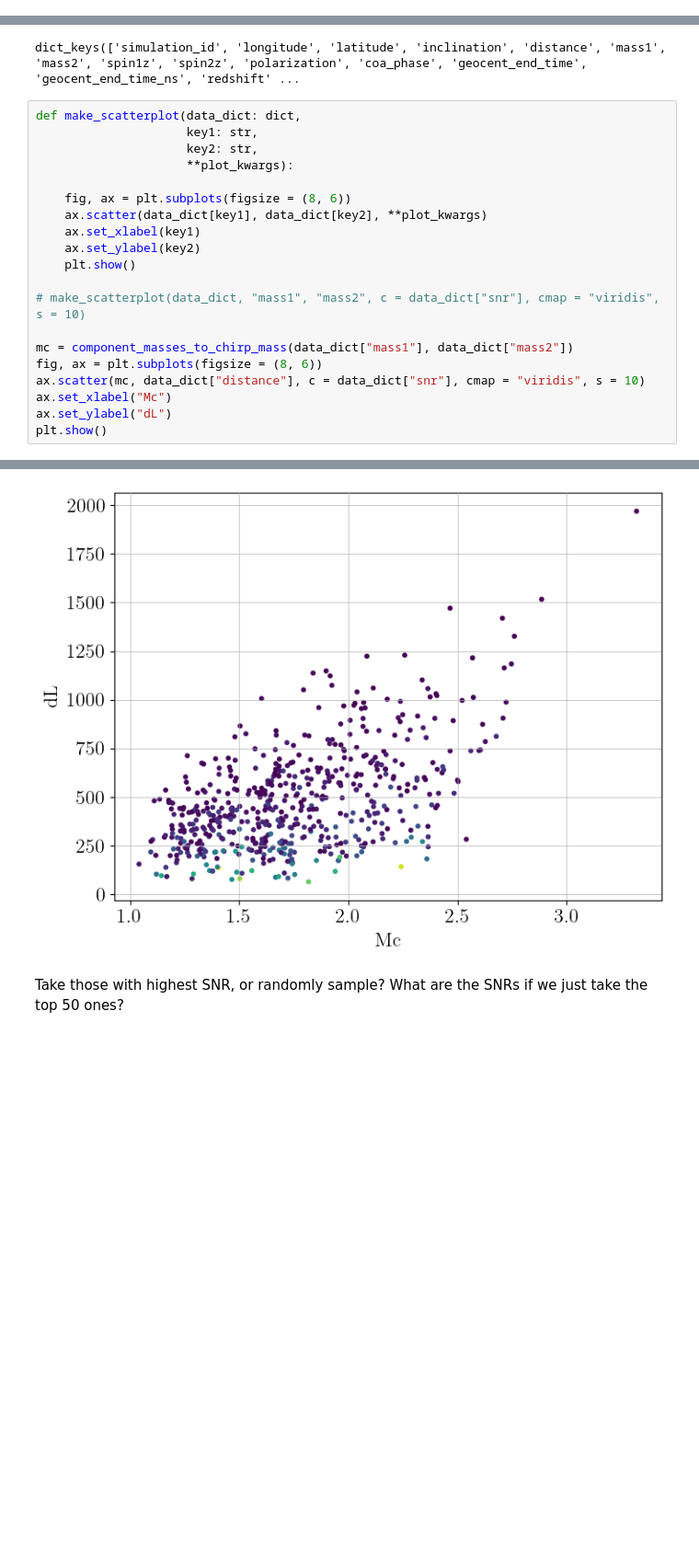
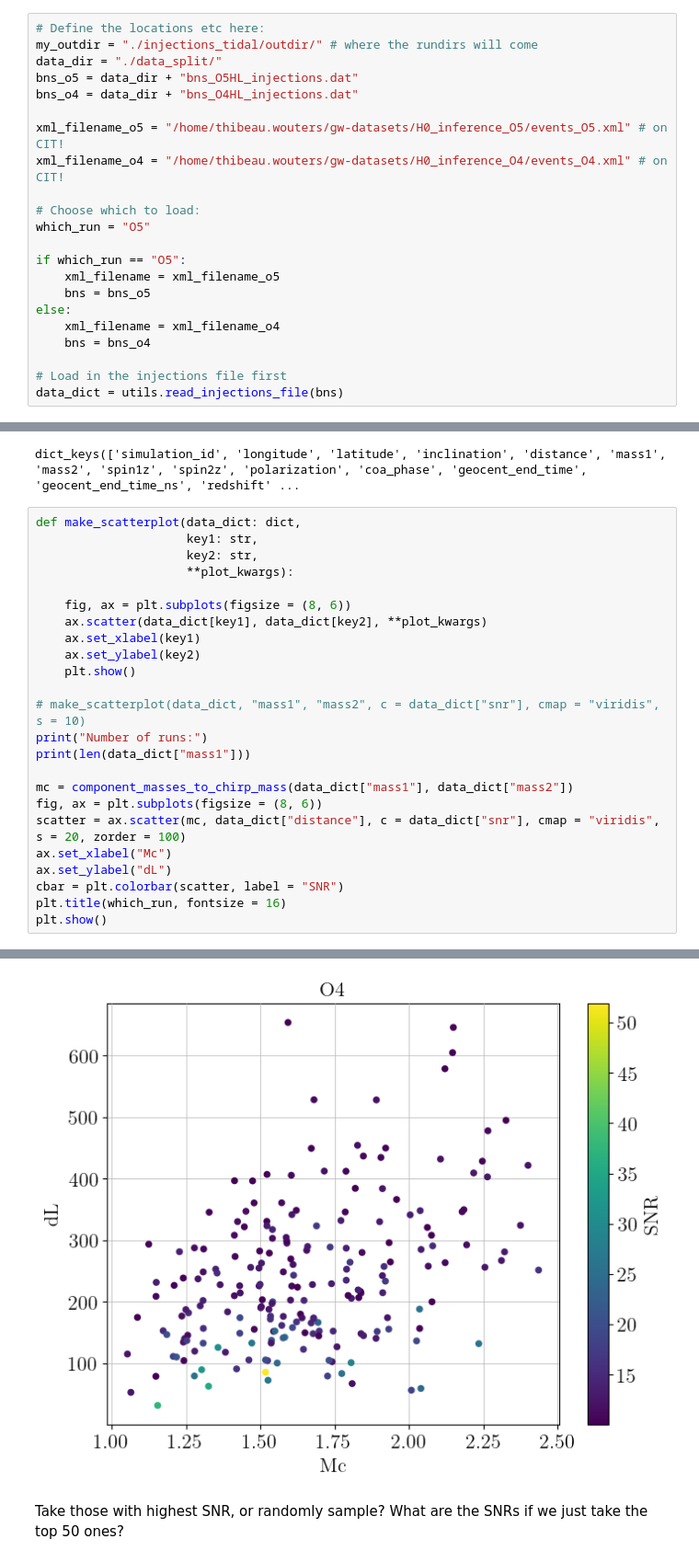
Before and after one commit to ThibeauWouters/jim_H0, a Jupyter notebook: explore_data.ipynb, the cells around one changed output, grey strips where cells are left out. Shown: that part at 92% size. Drawn from its saved outputs; the diff is of its cells as text; blank space fills up the shorter version.

```diff
--- a/explore_data.ipynb
+++ b/explore_data.ipynb
@@ -51,3 +45,25 @@ my_outdir = "./injections_tidal/outdir/" # where the rundirs will come
+# %%
+# Define the locations etc here:
+my_outdir = "./injections_tidal/outdir/" # where the rundirs will come
+data_dir = "./data_split/"
+bns_o5 = data_dir + "bns_O5HL_injections.dat"
+bns_o4 = data_dir + "bns_O4HL_injections.dat"
+
+xml_filename_o5 = "/home/thibeau.wouters/gw-datasets/H0_inference_O5/events_O5.xml" # on CIT!
+xml_filename_o4 = "/home/thibeau.wouters/gw-datasets/H0_inference_O4/events_O4.xml" # on CIT!
+
+# Choose which to load:
+which_run = "O5"
+
+if which_run == "O5":
+    xml_filename = xml_filename_o5
+    bns = bns_o5
+else:
+    xml_filename = xml_filename_o4
+    bns = bns_o4
+
+# Load in the injections file first
+data_dict = utils.read_injections_file(bns)
 # %% [markdown]
 Sanity checking the code:
 # %%
@@ -149,11 +165,15 @@ def make_scatterplot(data_dict: dict,
     plt.show()
 
 # make_scatterplot(data_dict, "mass1", "mass2", c = data_dict["snr"], cmap = "viridis", s = 10)
+print("Number of runs:")
+print(len(data_dict["mass1"]))
 
 mc = component_masses_to_chirp_mass(data_dict["mass1"], data_dict["mass2"])
 fig, ax = plt.subplots(figsize = (8, 6))
-ax.scatter(mc, data_dict["distance"], c = data_dict["snr"], cmap = "viridis", s = 10)
+scatter = ax.scatter(mc, data_dict["distance"], c = data_dict["snr"], cmap = "viridis", s = 20, zorder = 100)
 ax.set_xlabel("Mc")
 ax.set_ylabel("dL")
+cbar = plt.colorbar(scatter, label = "SNR")
+plt.title(which_run, fontsize = 16)
 plt.show()
 # %% [output]
@@ -160,4 +182,4 @@ plt.show()
-[figure, old version]
+[figure, new version]
 # %% [markdown]
 Take those with highest SNR, or randomly sample? What are the SNRs if we just take the top 50 ones?
 # %%
```
Also changed, not shown: parts of 10 cells of this notebook, 30 other files.
